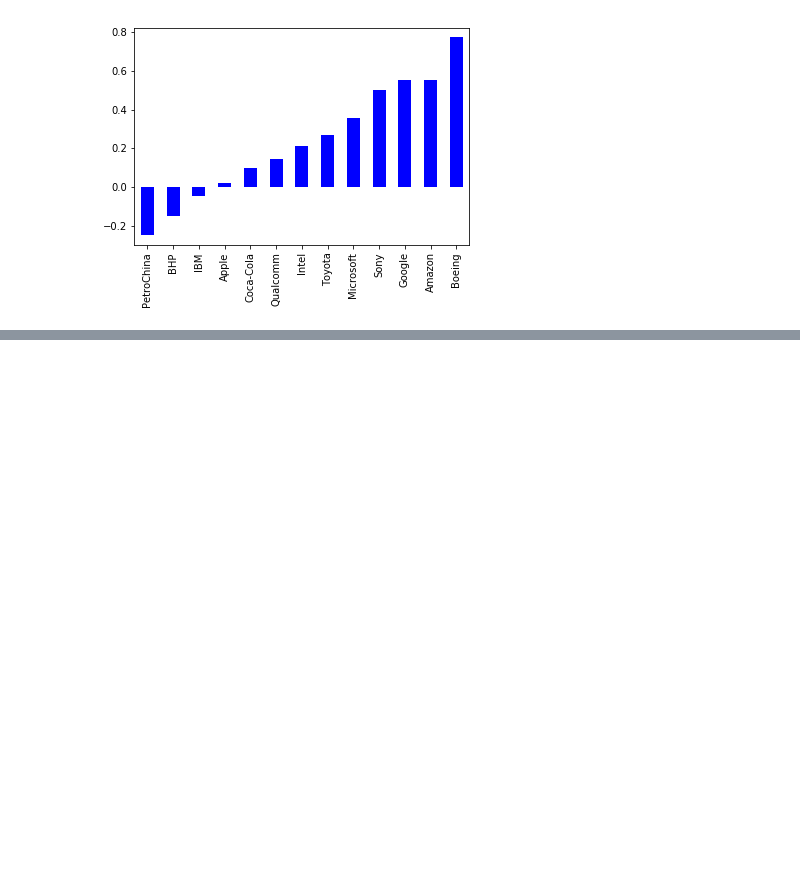
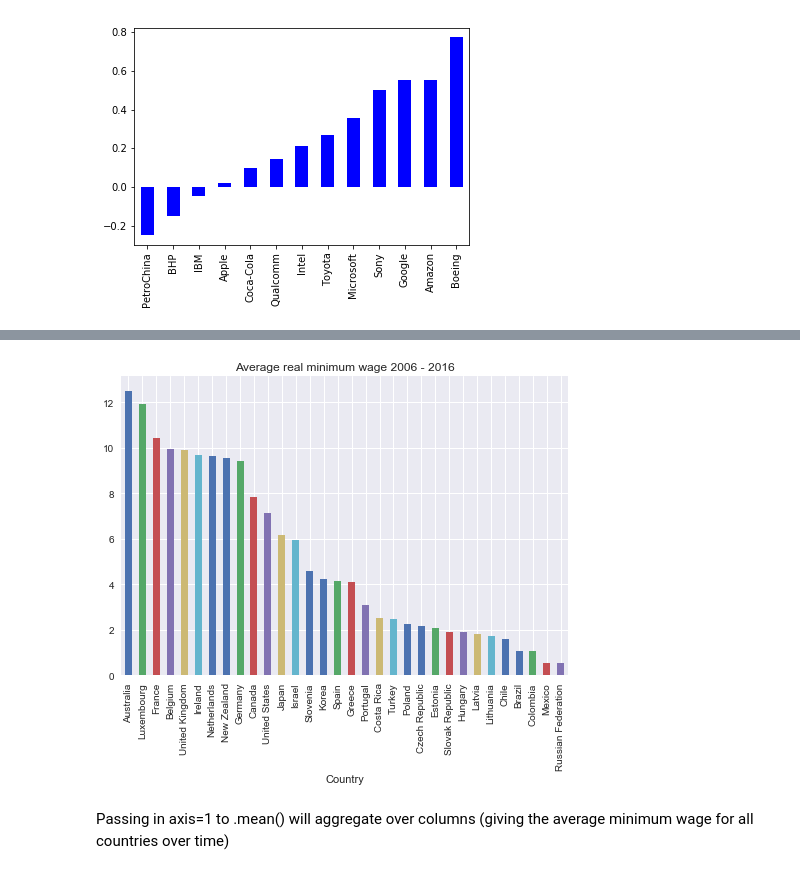
Before and after one commit to PanPip/QuantEcon_Tasks, a Jupyter notebook: Data_and_empirics.ipynb, the cells around one changed output, grey strips where cells are left out. Cells and saved outputs as stored; diff of their text form; code cells hidden in the pictures; blank space fills up the shorter version.

Commit message:
Started Pandas for Panel Data lecture. Haven't done the exercises yet.

```diff
--- a/Data_and_empirics.ipynb
+++ b/Data_and_empirics.ipynb
@@ -315,0 +555,6 @@ delta.plot(kind='bar', color = 'blue')
+# %%
+merged['Continent'] = merged['Continent'].fillna(merged['Country'].map(missing_continents))
+
+# Check for whether continents were correctly mapped
+
+merged[merged['Country'] == 'Korea']
@@ -315,0 +582,3 @@ delta.plot(kind='bar', color = 'blue')
+# %%
+merged = merged.set_index(['Continent', 'Country']).sort_index()
+merged.head()
@@ -315,0 +604,6 @@ delta.plot(kind='bar', color = 'blue')
+# %%
+#Now that we have set the merged columns as the index, we can recreate a DatetimeIndex using .to_datetime()
+
+merged.columns = pd.to_datetime(merged.columns)
+merged.columns = merged.columns.rename('Time')
+merged.columns
@@ -315,0 +617,3 @@ delta.plot(kind='bar', color = 'blue')
+# %%
+merged = merged.transpose()
+merged.head()
@@ -315,0 +647,21 @@ delta.plot(kind='bar', color = 'blue')
+# %%
+#Using this series, we can plot the average real minimum wage over the past decade for each country in our data set
+
+
+import matplotlib.pyplot as plt
+%matplotlib inline
+import matplotlib
+matplotlib.style.use('seaborn')
+
+merged.mean().sort_values(ascending=False).plot(kind='bar', title="Average real minimum wage 2006 - 2016")
+
+#Set country labels
+country_labels = merged.mean().sort_values(ascending=False).index.get_level_values('Country').tolist()
+plt.xticks(range(0, len(country_labels)), country_labels)
+plt.xlabel('Country')
+
+plt.show()
+# %% [output]
+[figure, added]
+# %% [markdown]
+Passing in axis=1 to .mean() will aggregate over columns (giving the average minimum wage for all countries over time)
```
Also changed, not shown: parts of 50 cells of this notebook, 2 other files.
